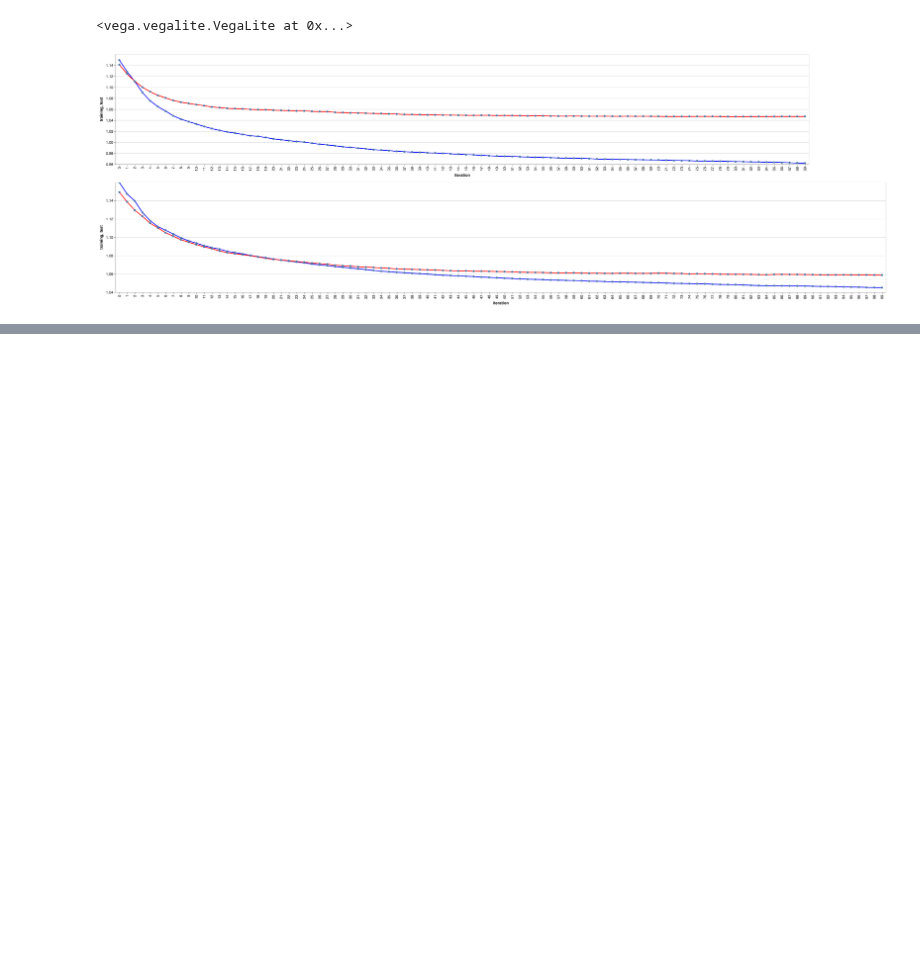
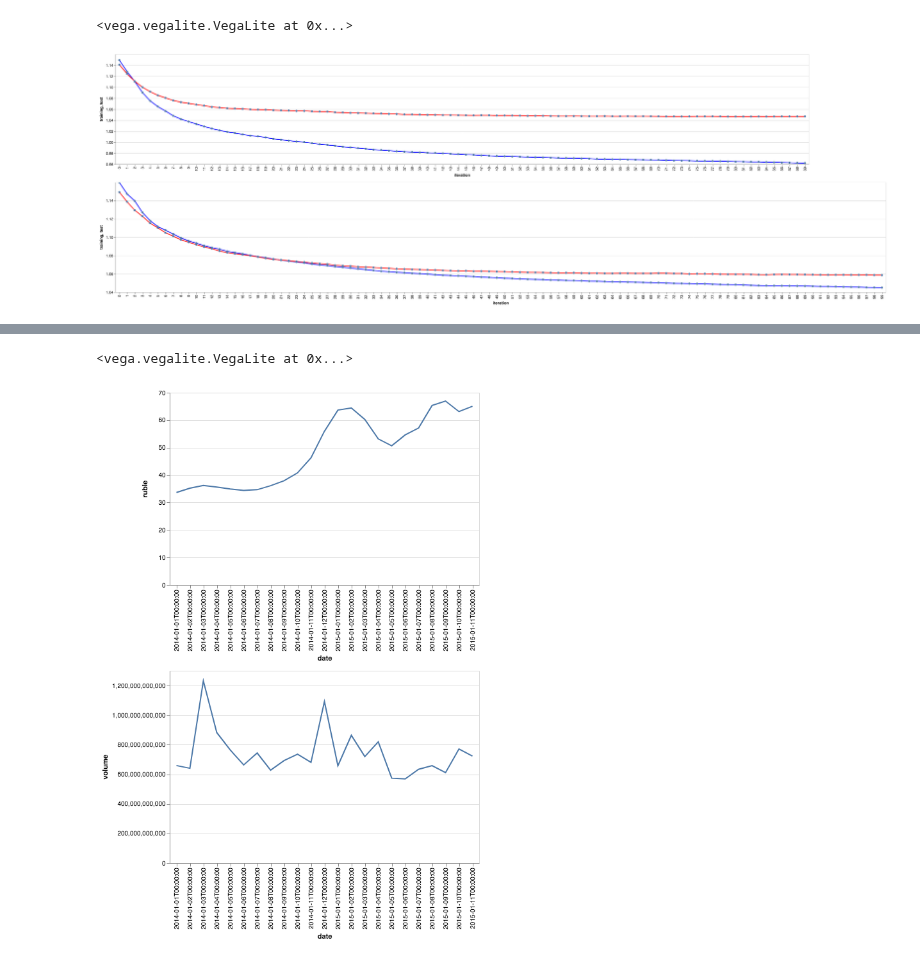
Before and after one commit to sarthakbatragatech/100-Days-of-ML, a Jupyter notebook: Hyperparameter-Tuning/Visualizing-Overfitting.ipynb, the cells around one changed output, grey strips where cells are left out. Cells and saved outputs as stored; diff of their text form; code cells hidden in the pictures; blank space fills up the shorter version.

```diff
--- a/Hyperparameter-Tuning/Visualizing-Overfitting.ipynb
+++ b/Hyperparameter-Tuning/Visualizing-Overfitting.ipynb
@@ -157,0 +194,3 @@ c4 = alt.Chart(reg).mark_line(color='red', point = True).encode(
+# %%
+mose = pd.read_csv('data/mose.csv')
+mose.head()
@@ -157,0 +204,13 @@ c4 = alt.Chart(reg).mark_line(color='red', point = True).encode(
+# %%
+mose['date'] = pd.to_datetime(mose['date'])
+# %%
+alt.Chart(mose).mark_line().encode(
+    alt.X('date:N'),
+    alt.Y('ruble:Q')
+) & alt.Chart(mose).mark_line().encode(
+    alt.X('date:N'),
+    alt.Y('volume:Q')
+)
+# %% [output]
+<vega.vegalite.VegaLite at 0x...>
+[figure, added]
```
Also changed, not shown: parts of 5 cells of this notebook.
